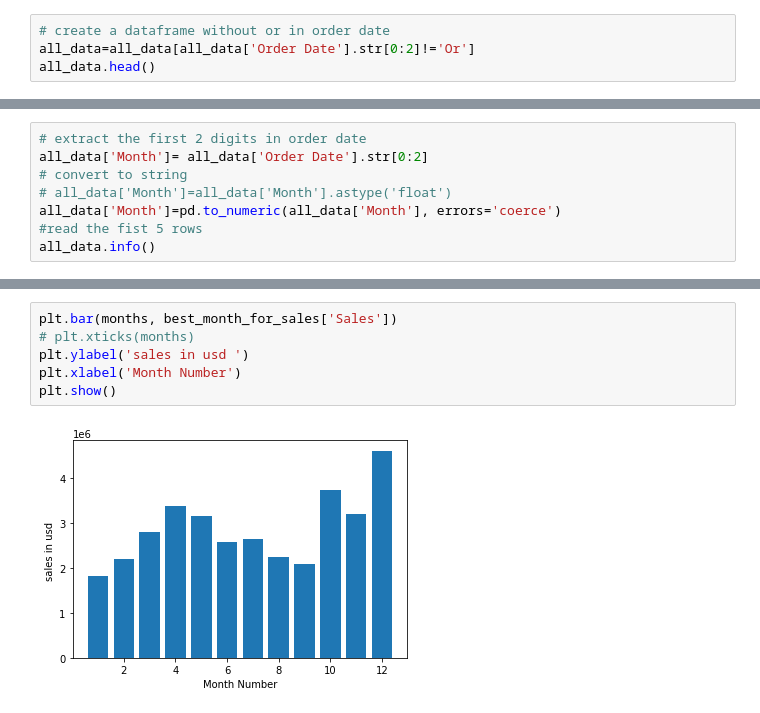
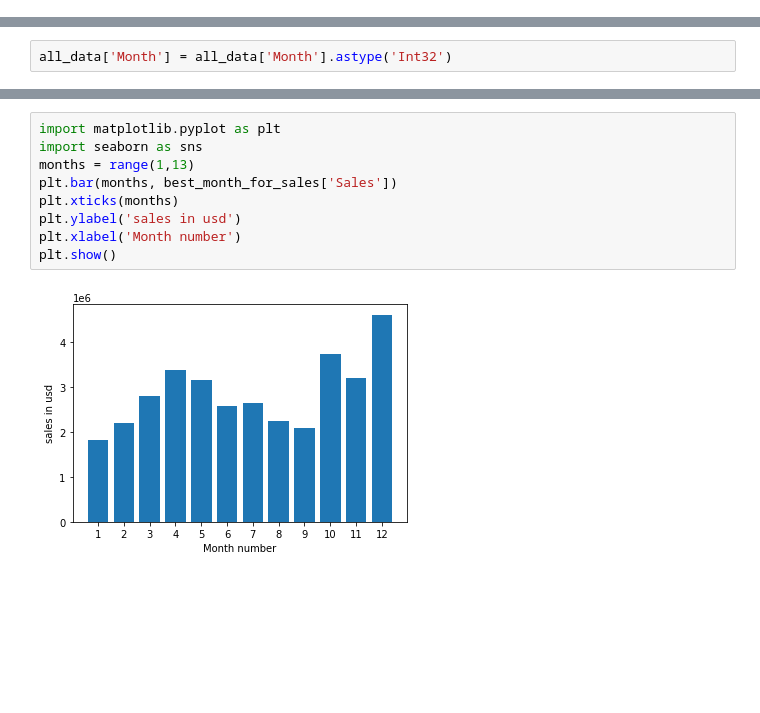
Before and after one commit to allarassemmaxwell/data-science-exercises, a Jupyter notebook: Lesson8(Sales Analysis).ipynb, the cells around one changed output, grey strips where cells are left out. Drawn from its saved outputs; the diff is of its cells as text; blank space fills up the shorter version.

Commit message:
Done with Seaborn assigment

```diff
--- a/Lesson8(Sales Analysis).ipynb
+++ b/Lesson8(Sales Analysis).ipynb
@@ -167,4 +102,0 @@ temp_df.head()
-# %%
-# create a dataframe without or in order date
-all_data=all_data[all_data['Order Date'].str[0:2]!='Or']
-all_data.head()
@@ -189 +130,3 @@ memory usage: 0.0+ bytes
+# %%
+all_data['Month'] = all_data['Month'].astype('Int32')
 # %%
@@ -244,8 +159,0 @@ memory usage: 11.4+ MB
-# %%
-# extract the first 2 digits in order date
-all_data['Month']= all_data['Order Date'].str[0:2]
-# convert to string
-# all_data['Month']=all_data['Month'].astype('float')
-all_data['Month']=pd.to_numeric(all_data['Month'], errors='coerce')
-#read the fist 5 rows
-all_data.info()
@@ -336,8 +199,11 @@ TypeError: expected string or bytes-like object
 # %%
+import matplotlib.pyplot as plt
+import seaborn as sns
+months = range(1,13)
 plt.bar(months, best_month_for_sales['Sales'])
-# plt.xticks(months)
-plt.ylabel('sales in usd ')
-plt.xlabel('Month Number')
+plt.xticks(months)
+plt.ylabel('sales in usd')
+plt.xlabel('Month number')
 plt.show()
 # %% [output]
-[figure, old version]
+[figure, new version]
```
Also changed, not shown: parts of 53 cells of this notebook, 2 other files.
